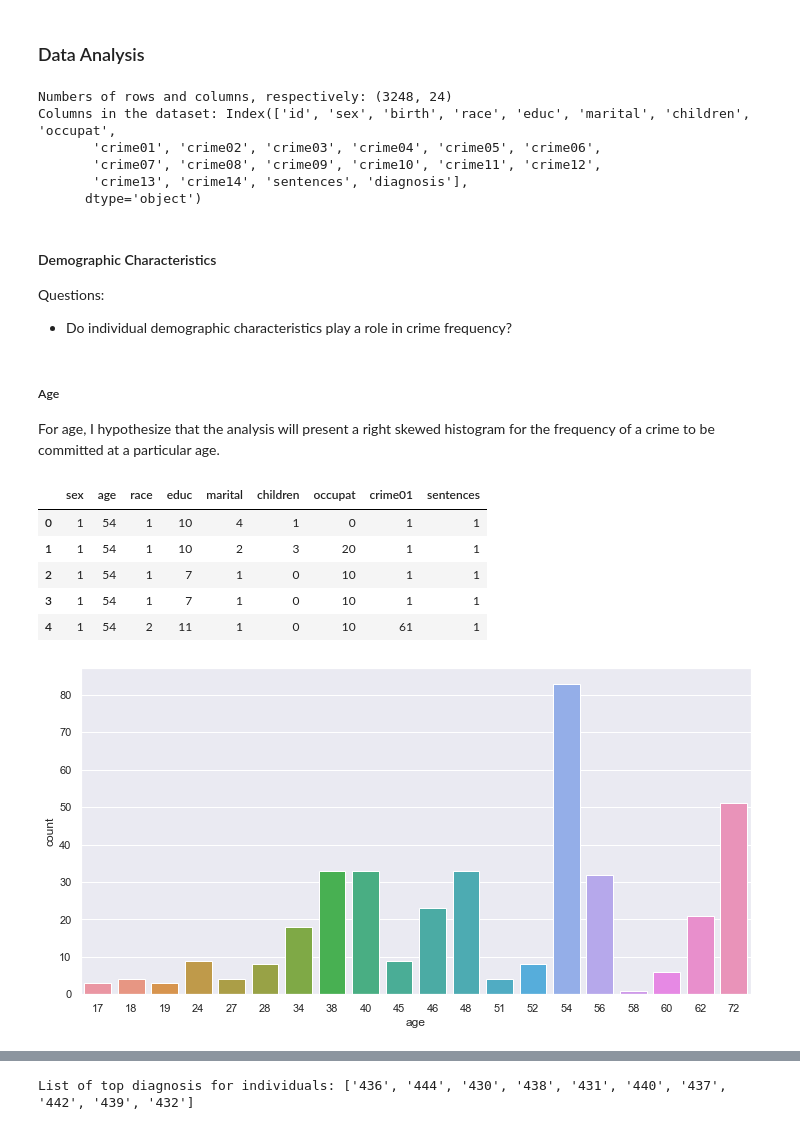
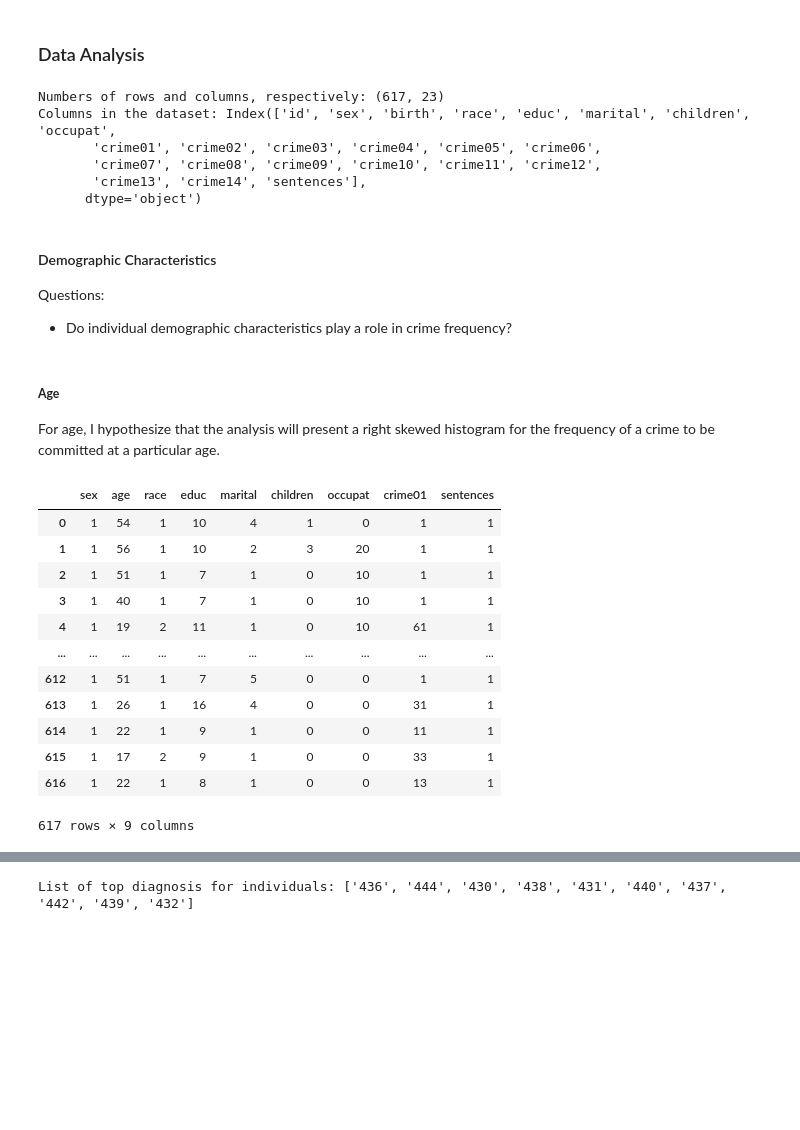
Before and after one commit to data301-2021-winter1/project-group27-project, a Jupyter notebook: notebooks/anaylsis2.ipynb, the cells around one changed output, grey strips where cells are left out. Drawn from its saved outputs; the diff is of its cells as text; code cells hidden in the pictures; blank space fills up the shorter version.

```diff
--- a/notebooks/anaylsis2.ipynb
+++ b/notebooks/anaylsis2.ipynb
@@ -348,4 +348,4 @@ rpdata
 import pandas as pd
 import numpy as np
 import project_functions2 as p
-rpdata = p.load_and_processed("../data/processed/rec1data.csv")
+rpdata = p.load_and_process("../data/processed/rec1data.csv")
@@ -356,14 +354,22 @@ AttributeError: module 'project_functions2' has no attribute 'load_and_processed
 # %% [markdown]
 ### Data Analysis
 # %%
+#importing library
+import pandas as pd
+import numpy as np
+import seaborn as sns
+import matplotlib
+import matplotlib.pyplot as plt
+import warnings
+
 print("Numbers of rows and columns, respectively:", rpdata.shape)
 print("Columns in the dataset:", rpdata.columns)
 # %% [output]
-Numbers of rows and columns, respectively: (3248, 24)
+Numbers of rows and columns, respectively: (617, 23)
 Columns in the dataset: Index(['id', 'sex', 'birth', 'race', 'educ', 'marital', 'children', 'occupat',
        'crime01', 'crime02', 'crime03', 'crime04', 'crime05', 'crime06',
        'crime07', 'crime08', 'crime09', 'crime10', 'crime11', 'crime12',
-       'crime13', 'crime14', 'sentences', 'diagnosis'],
+       'crime13', 'crime14', 'sentences'],
       dtype='object')
 # %% [markdown]
 #### Demographic Characteristics
@@ -374,28 +380,29 @@ Questions:
 rpdata = (rpdata.drop_duplicates(subset=['id','race'], keep='first')
           .reset_index(drop=True)
          )
-crime = rpdata.drop(columns=['id','diagnosis', 'crime02','crime03','crime04','crime05','crime06','crime07',
+crime = rpdata.drop(columns=['id','crime02','crime03','crime04','crime05','crime06','crime07',
                               'crime08','crime09','crime10','crime11', 'crime12','crime13','crime14'])
 # %% [markdown]
-##### Age
+##### **Age**
 For age, I hypothesize that the analysis will present a right skewed histogram for the frequency of a crime to be committed at a particular age.
 # %%
 # Let's convert birth to age. As of right now the data presents the year they were born between the 1900s and the
 # year this data was collected was 1972.
 crime.rename(columns={'birth':'age'}, inplace=True)
 crime.astype({'age':int})
-crime["age"] = 1972 - (crimes["age"] + 1900)
-crime.head()
+crime["age"] = 1972 - (crime["age"] + 1900)
+crime
 # %% [output]
 |  | sex | age | race | educ | marital | children | occupat | crime01 | sentences |
 | 0 | 1 | 54 | 1 | 10 | 4 | 1 | 0 | 1 | 1 |
-| 1 | 1 | 54 | 1 | 10 | 2 | 3 | 20 | 1 | 1 |
-| 2 | 1 | 54 | 1 | 7 | 1 | 0 | 10 | 1 | 1 |
-| 3 | 1 | 54 | 1 | 7 | 1 | 0 | 10 | 1 | 1 |
-| 4 | 1 | 54 | 2 | 11 | 1 | 0 | 10 | 61 | 1 |
+| 1 | 1 | 56 | 1 | 10 | 2 | 3 | 20 | 1 | 1 |
+| 2 | 1 | 51 | 1 | 7 | 1 | 0 | 10 | 1 | 1 |
+| 3 | 1 | 40 | 1 | 7 | 1 | 0 | 10 | 1 | 1 |
+| 4 | 1 | 19 | 2 | 11 | 1 | 0 | 10 | 61 | 1 |
+| ... | ... | ... | ... | ... | ... | ... | ... | ... | ... |
+| 612 | 1 | 51 | 1 | 7 | 5 | 0 | 0 | 1 | 1 |
+| 613 | 1 | 26 | 1 | 16 | 4 | 0 | 0 | 31 | 1 |
+| 614 | 1 | 22 | 1 | 9 | 1 | 0 | 0 | 11 | 1 |
+| 615 | 1 | 17 | 2 | 9 | 1 | 0 | 0 | 33 | 1 |
+| 616 | 1 | 22 | 1 | 8 | 1 | 0 | 0 | 13 | 1 |
+617 rows × 9 columns
-# %%
-sns.set(rc={'figure.figsize':(12,6)})
-crimeage = crime.sort_values(by='age',ascending=True)
-ax = sns.countplot(x='age',data=crimeage)
-# %% [output]
-[figure, removed]
```
Also changed, not shown: parts of 40 cells of this notebook, 2 other files.
